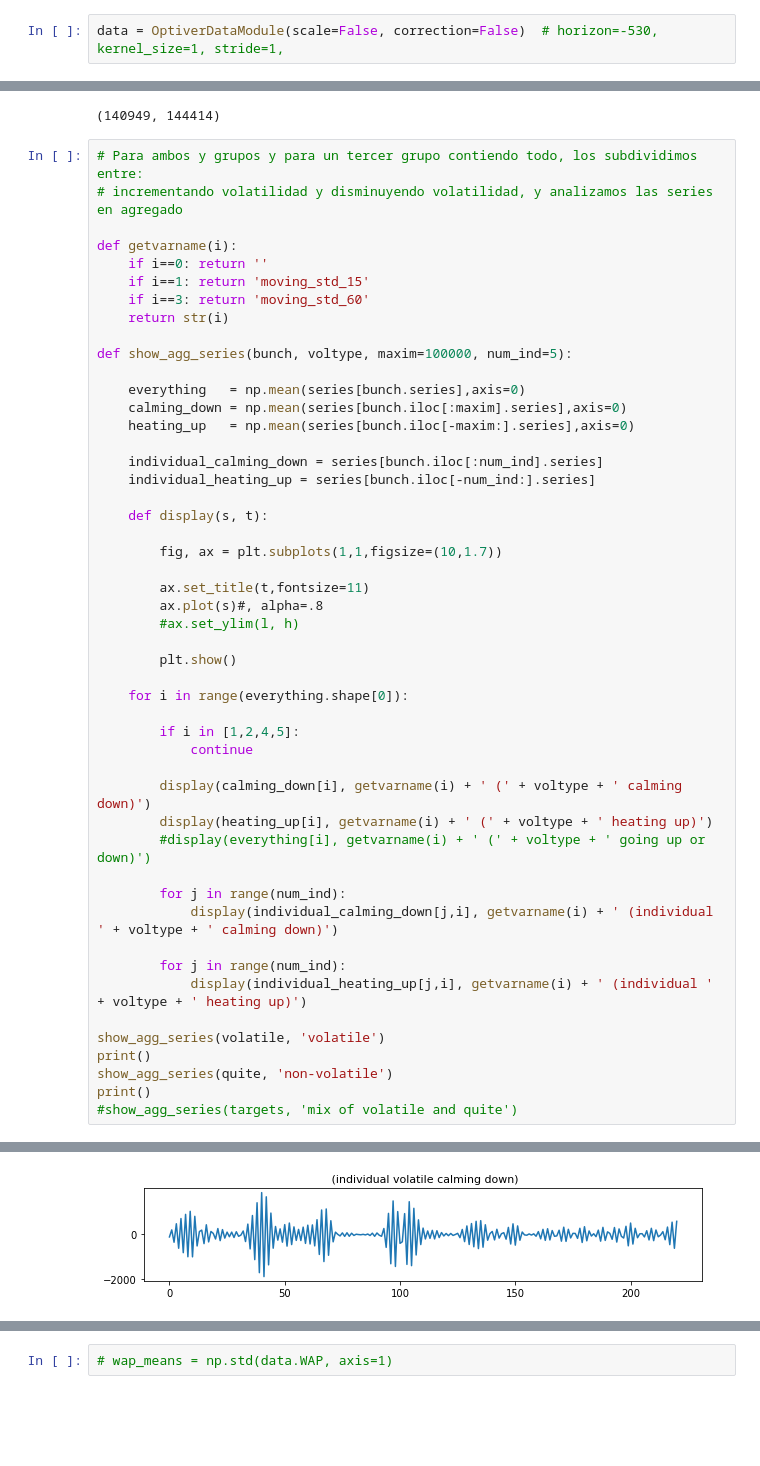
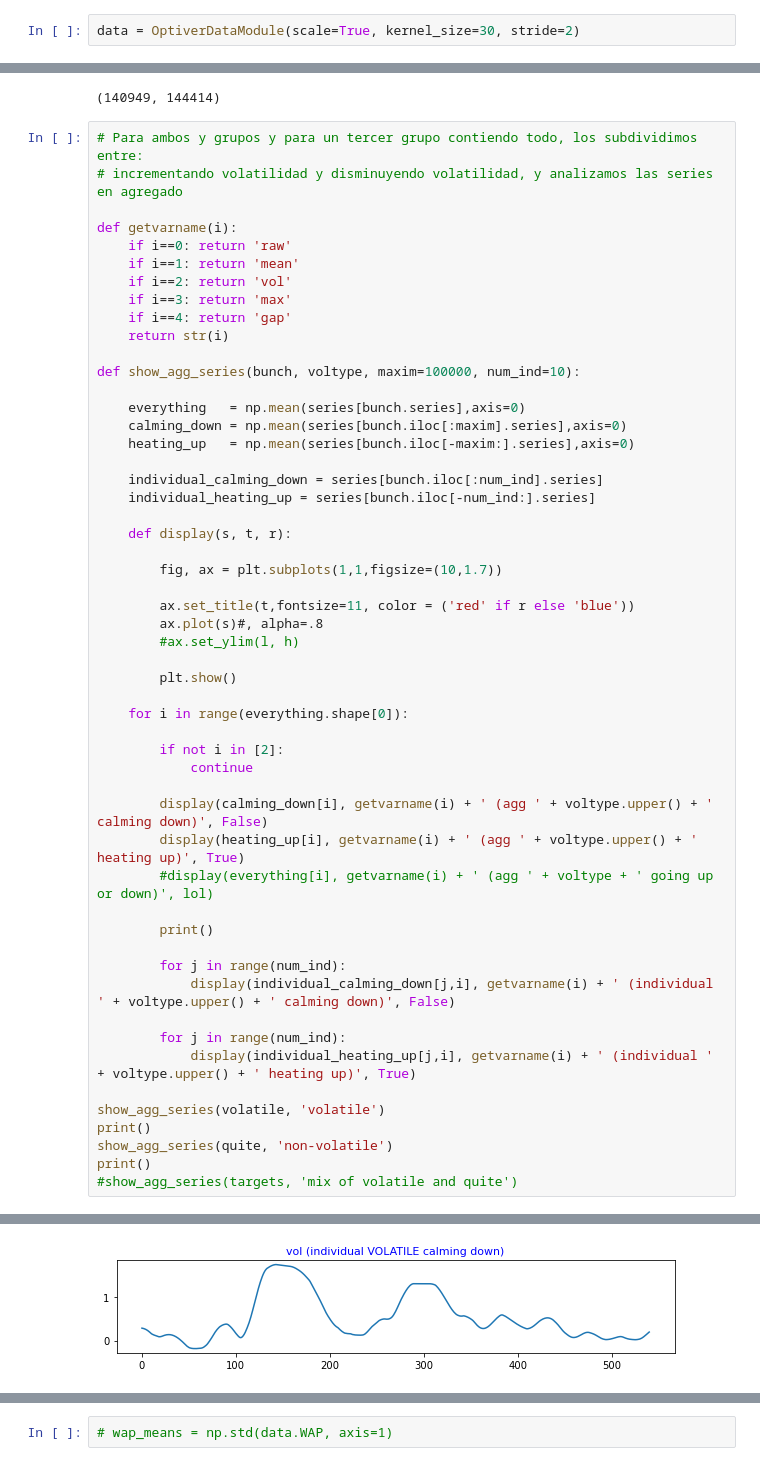
Before and after one commit to codefluence/optiver, a Jupyter notebook: OPTIVER.ipynb, the cells around one changed output, grey strips where cells are left out. Drawn from its saved outputs; the diff is of its cells as text; blank space fills up the shorter version.

```diff
--- a/OPTIVER.ipynb
+++ b/OPTIVER.ipynb
@@ -73,7 +73,7 @@ pd.set_option('display.max_rows', 50)
 
 np.random.seed(0)
 # %%
-data = OptiverDataModule(scale=False, correction=False)  # horizon=-530, kernel_size=1, stride=1,
+data = OptiverDataModule(scale=True, kernel_size=30, stride=2)
 # %% [output]
 reading tensors file...
 computing stock stats...
@@ -155,12 +154,14 @@ len(volatile), len(quite)
 # incrementando volatilidad y disminuyendo volatilidad, y analizamos las series en agregado
 
 def getvarname(i):
-    if i==0: return ''
-    if i==1: return 'moving_std_15'
-    if i==3: return 'moving_std_60'
+    if i==0: return 'raw'
+    if i==1: return 'mean'
+    if i==2: return 'vol'
+    if i==3: return 'max'
+    if i==4: return 'gap'
     return str(i)
 
-def show_agg_series(bunch, voltype, maxim=100000, num_ind=5):
+def show_agg_series(bunch, voltype, maxim=100000, num_ind=10):
 
     everything   = np.mean(series[bunch.series],axis=0)
     calming_down = np.mean(series[bunch.iloc[:maxim].series],axis=0)
@@ -169,11 +170,11 @@ def show_agg_series(bunch, voltype, maxim=100000, num_ind=5):
     individual_calming_down = series[bunch.iloc[:num_ind].series]
     individual_heating_up = series[bunch.iloc[-num_ind:].series]
 
-    def display(s, t):
+    def display(s, t, r):
 
         fig, ax = plt.subplots(1,1,figsize=(10,1.7))
 
-        ax.set_title(t,fontsize=11)
+        ax.set_title(t,fontsize=11, color = ('red' if r else 'blue'))
         ax.plot(s)#, alpha=.8
         #ax.set_ylim(l, h)
 
@@ -181,18 +182,20 @@ def show_agg_series(bunch, voltype, maxim=100000, num_ind=5):
 
     for i in range(everything.shape[0]):
 
-        if i in [1,2,4,5]:
+        if not i in [2]:
             continue
 
-        display(calming_down[i], getvarname(i) + ' (' + voltype + ' calming down)')
-        display(heating_up[i], getvarname(i) + ' (' + voltype + ' heating up)')
-        #display(everything[i], getvarname(i) + ' (' + voltype + ' going up or down)')
+        display(calming_down[i], getvarname(i) + ' (agg ' + voltype.upper() + ' calming down)', False)
+        display(heating_up[i], getvarname(i) + ' (agg ' + voltype.upper() + ' heating up)', True)
+        #display(everything[i], getvarname(i) + ' (agg ' + voltype + ' going up or down)', lol)
+
+        print()
 
         for j in range(num_ind):
-            display(individual_calming_down[j,i], getvarname(i) + ' (individual ' + voltype + ' calming down)')
+            display(individual_calming_down[j,i], getvarname(i) + ' (individual ' + voltype.upper() + ' calming down)', False)
 
         for j in range(num_ind):
-            display(individual_heating_up[j,i], getvarname(i) + ' (individual ' + voltype + ' heating up)')
+            display(individual_heating_up[j,i], getvarname(i) + ' (individual ' + voltype.upper() + ' heating up)', True)
 
 show_agg_series(volatile, 'volatile')
 print()
@@ -206 +209 @@ print()
-[figure, old version]
+[figure, new version]
```
Also changed, not shown: parts of 2 cells of this notebook, 7 other files.
